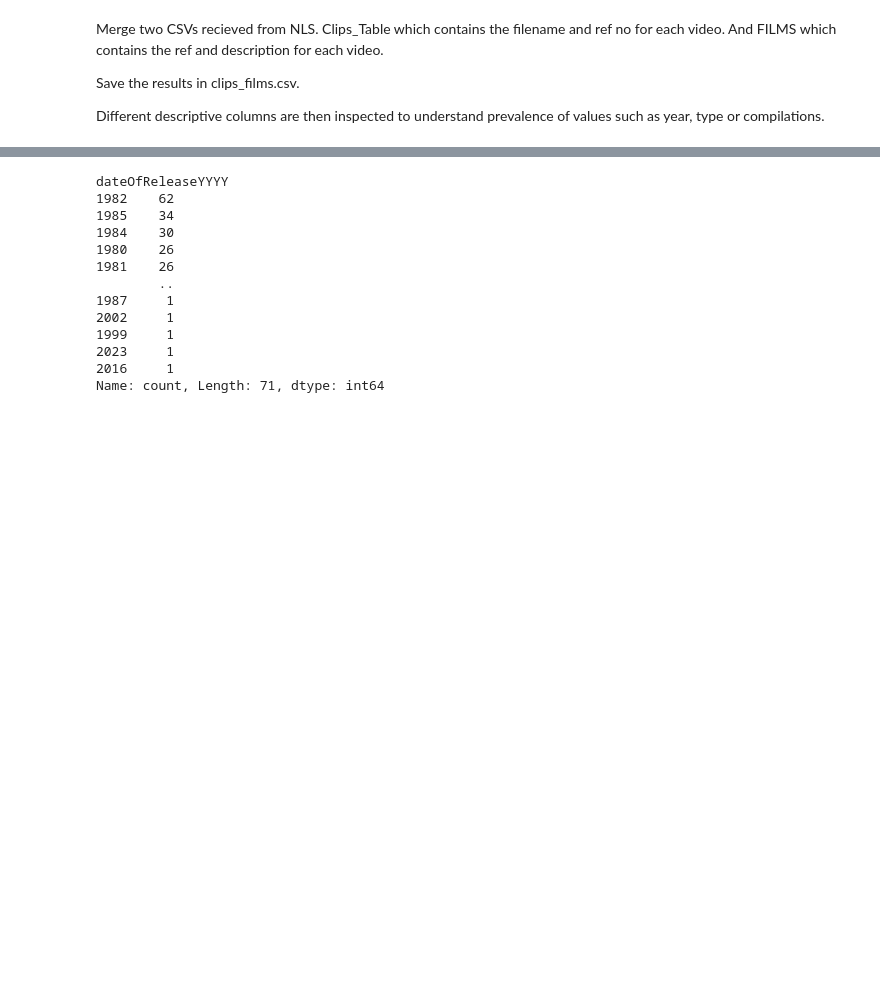
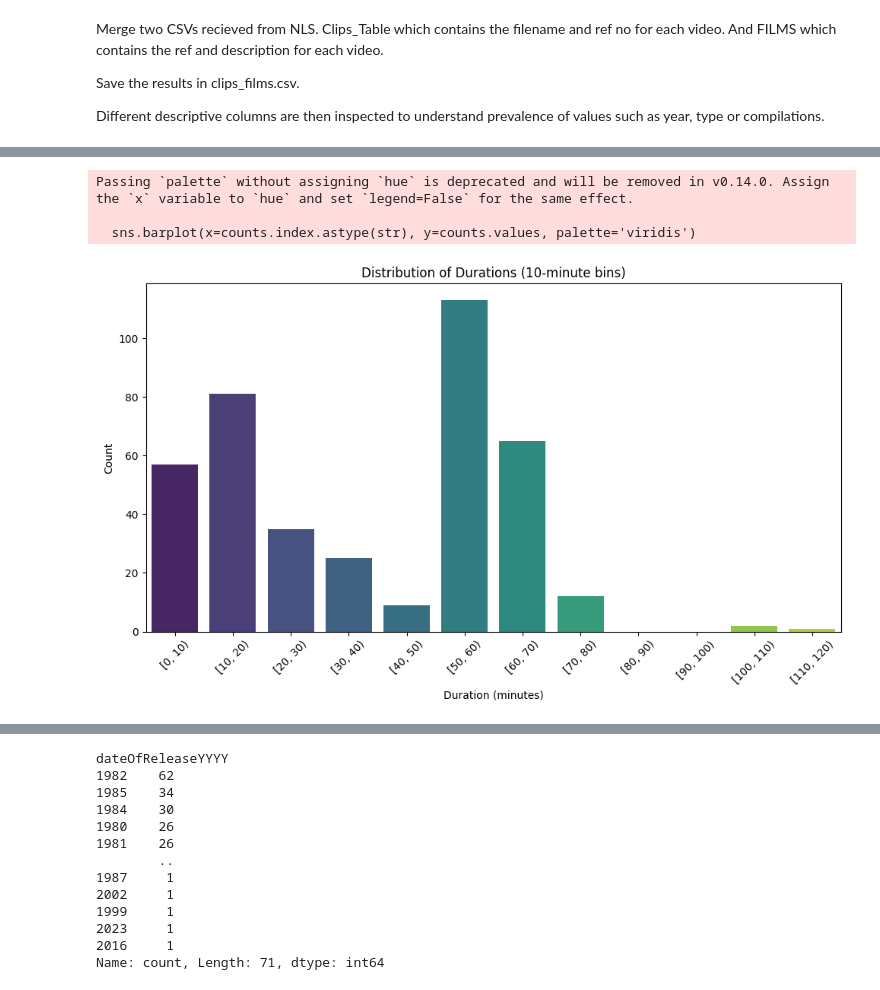
Before and after one commit to kingsdigitallab/issa, a Jupyter notebook: workshops/ws1/batch_analysis.ipynb, the cells around one changed output, grey strips where cells are left out. Drawn from its saved outputs; the diff is of its cells as text; code cells hidden in the pictures; blank space fills up the shorter version.

```diff
--- a/workshops/ws1/batch_analysis.ipynb
+++ b/workshops/ws1/batch_analysis.ipynb
@@ -17,9 +19,9 @@ df_films = pd.read_csv(metadata_folder / 'FILMS.csv', encoding='cp1252')
 # %%
 # Join on a common column (e.g., 'ID')
 # Default join type is 'inner', which keeps only matching rows
-df_joined = pd.merge(df_clips, df_films, on='ref no')
-
-# Save the result if needed
-df_joined.to_csv(clips_films_path, index=False)
-
-df = df_joined
+df = pd.merge(df_clips, df_films, on='ref no')
+# %%
+# lazzy inaccuracy b/c we convert seconds into fraction of minutes (e.g. 0.30 means 30 seconds, but we convert to 0.3 minutes)
+df['minutes'] = df['timing'].str.extract(r'(\d+(?:\.\d+)?)').astype(float)
+
+df['minutes']
@@ -25,0 +44,27 @@ df = df_joined
+# %%
+df2 = df.sort_values('minutes')
+
+# 1. Create bins of 10 minutes
+# range starts at 0 and goes to slightly above the max value to include the max
+max_val = df2['minutes'].max()
+bins = range(0, int(max_val) + 11, 10)
+
+# 2. Bin the data and count
+# pd.cut creates categorical bins; value_counts counts occurrences per bin
+df2['bin'] = pd.cut(df2['minutes'], bins=bins, right=False) # right=False makes bins [0, 10), [10, 20)...
+counts = df2['bin'].value_counts().sort_index()
+# %%
+plt.figure(figsize=(10, 6))
+sns.barplot(x=counts.index.astype(str), y=counts.values, palette='viridis')
+
+plt.xlabel('Duration (minutes)')
+plt.ylabel('Count')
+plt.title('Distribution of Durations (10-minute bins)')
+plt.xticks(rotation=45)
+plt.tight_layout()
+plt.show()
+# %% [output]
+Passing `palette` without assigning `hue` is deprecated and will be removed in v0.14.0. Assign the `x` variable to `hue` and set `legend=False` for the same effect.
+
+  sns.barplot(x=counts.index.astype(str), y=counts.values, palette='viridis')
+[figure, added]
```
Also changed, not shown: parts of 6 cells of this notebook.
